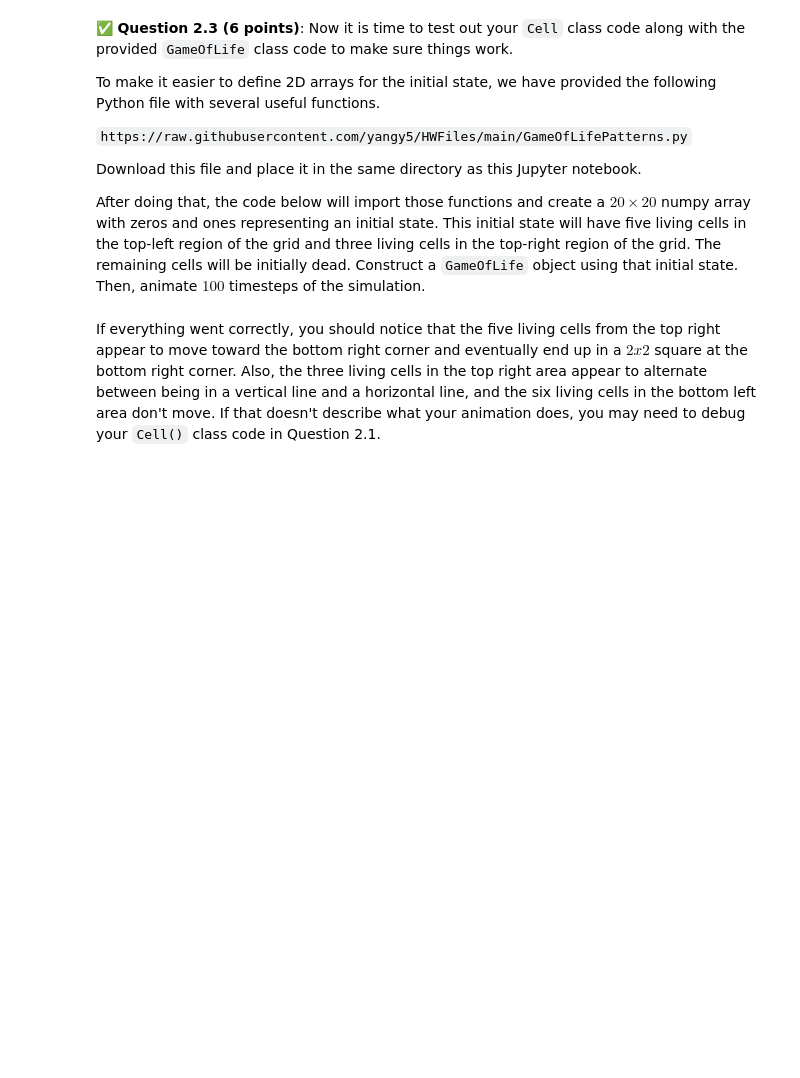
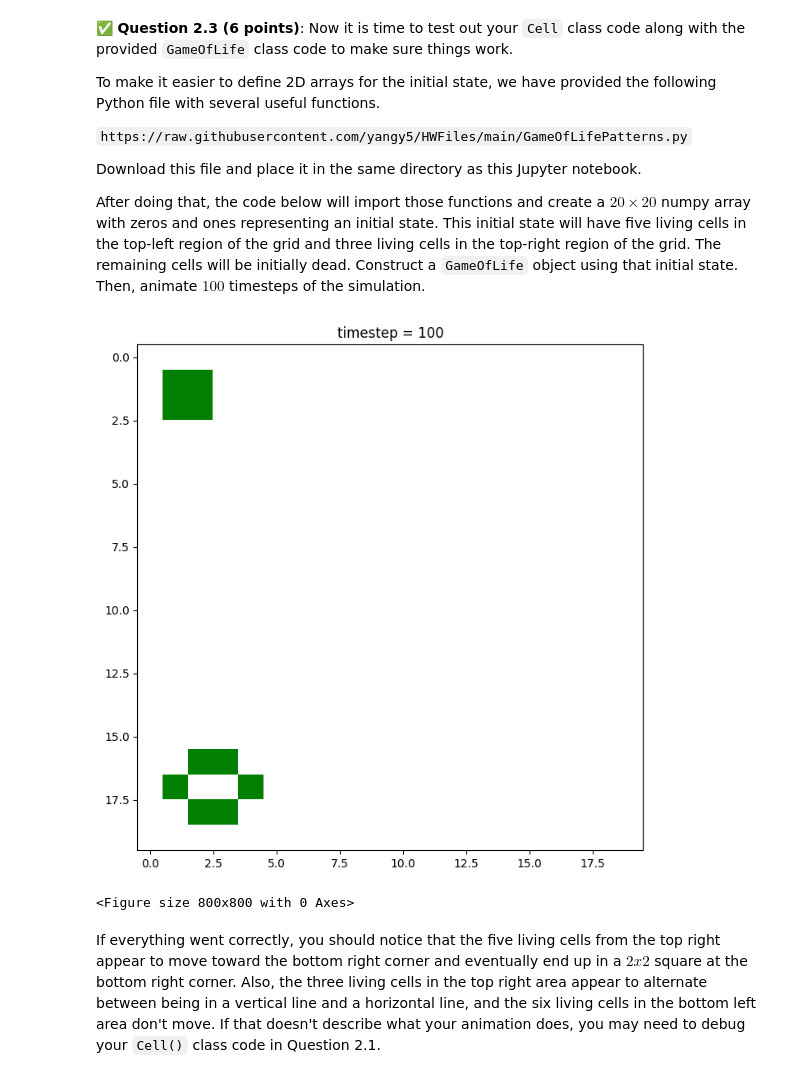
Before and after one commit to PCully03/cmse202-s24-turnin, a Jupyter notebook: hw-02/HW-02_ABMandGraphTheory-STUDENT.ipynb, the cells around one changed output. Saved outputs shown, nothing was run; the diff lists cells and outputs as text; code cells hidden in the pictures; blank space fills up the shorter version.

```diff
--- a/hw-02/HW-02_ABMandGraphTheory-STUDENT.ipynb
+++ b/hw-02/HW-02_ABMandGraphTheory-STUDENT.ipynb
@@ -87,16 +87,19 @@ class Cell():
         '''
         Add a cell to the list of neighbors
         '''
-        # append neighbor_cell to neighbor_list
+        #I just added this append function
+        self.neighbor_list.append(neighbor_cell)
 
     def update_num_alive_neighbors(self):
         '''
         Count how many neighboring cells are currently alive
         '''
         # reset num_alive_neighbors to zero
-
+        self.num_alive_neighbors = 0
         # loop through the cells in neighbor_list
-
+        for i in self.neighbor_list:
+            if i.is_alive:
+                self.num_alive_neighbors += 1
             # for each cell which is alive, increment num_alive_neighbors by 1
 
     def update_is_alive(self):
@@ -106,7 +109,18 @@ class Cell():
         # update is_alive depending on num_alive_neighbors and is_alive
         # if the cell is currently alive, it needs to have exactly 2 or 3 alive neighbors to stay alive
         # if the cell is currently dead, it needs to have exactly 3 neighbors to become alive
-
+        counter = 0
+        for i in self.neighbor_list:
+            if i.is_alive == True:
+                counter += 1
+        if self.is_alive == True:
+            if counter == 2 or counter == 3:
+                    self.is_alive = True
+            else:
+                self.is_alive = False
+        else:
+            if counter == 3:
+                self.is_alive = True
         # NOTE: This method will be called by the GameOfLife class (see Question 2.2) on every cell AFTER calling
         # update_num_alive_neighbors() on every cell. Do NOT call update_num_alive_neighbors() in this method
 # %% [markdown]
@@ -216,28 +235,40 @@ Download this file and place it in the same directory as this Jupyter notebook.
 After doing that, the code below will import those functions and create a $20 \times 20$ numpy array with zeros and ones representing an initial state. This initial state will have five living cells in the top-left region of the grid and three living cells in the top-right region of the grid. The remaining cells will be initially dead. Construct a `GameOfLife` object using that initial state. Then, animate $100$ timesteps of the simulation.
 # %%
 # Put your code for Question 2.3 here
-
+#(base) cullito5@io:~$ mv golpatterns cmse202-s24-turnin
+#(base) cullito5@io:~$ cd cmse202-s24-turnin
+#(base) cullito5@io:~/cmse202-s24-turnin$ ls
+#cmse202-s24-turnin  golpatterns  hw-01  hw-02  Iris.csv  midterm
+#(base) cullito5@io:~/cmse202-s24-turnin$ mv golpatterns hw-02
+#(base) cullito5@io:~/cmse202-s24-turnin$ cd hw-02
+#(base) cullito5@io:~/cmse202-s24-turnin/hw-02$ ls
+#golpatterns  HW-02_ABMandGraphTheory-STUDENT.ipynb
 # Import helper functions
 from GameOfLifePatterns import *
 
 # initial state array
 initial_state = np.zeros((20,20))
 initial_state = add_glider(initial_state,0,0,'SE')
 initial_state = add_blinker(initial_state,1,17,'vertical')
 initial_state = add_beehive(initial_state,16,1,'horizontal')
 
 # create a GameOfLife object using the initial_state formed above
 
 # figure for animation
 fig, ax = plt.subplots(figsize=(8,8)) # change figsize if needed
 
 # draw the initial state
-
+GOL = GameOfLife(initial_state)
+GOL.draw(fig)
 # loop over 100 iterations
-
+for i in range(100):
+    GOL.update()
     # evolve the simulation by one timestep
-
-    # draw the grid of cells
+    GOL.draw(fig)
+     # draw the grid of cells
+# %% [output]
+[figure, added]
+<Figure size 800x800 with 0 Axes>
 # %% [markdown]
 If everything went correctly, you should notice that the five living cells from the top right appear to move toward the bottom right corner and eventually end up in a $2x2$ square at the bottom right corner. Also, the three living cells in the top right area appear to alternate between being in a vertical line and a horizontal line, and the six living cells in the bottom left area don't move. If that doesn't describe what your animation does, you may need to debug your `Cell()` class code in Question 2.1.
 # %% [markdown]
```
Also changed, not shown: parts of 9 cells of this notebook, 2 other files.
